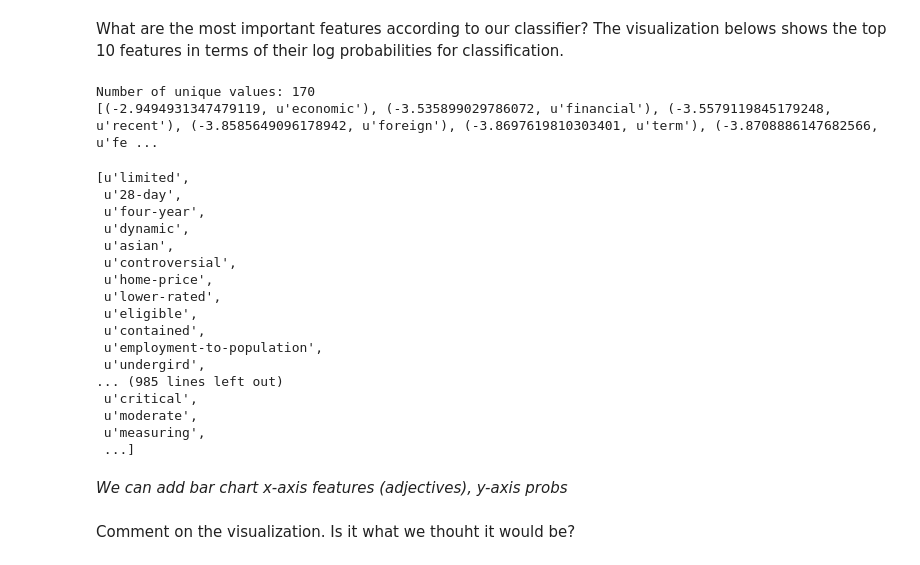
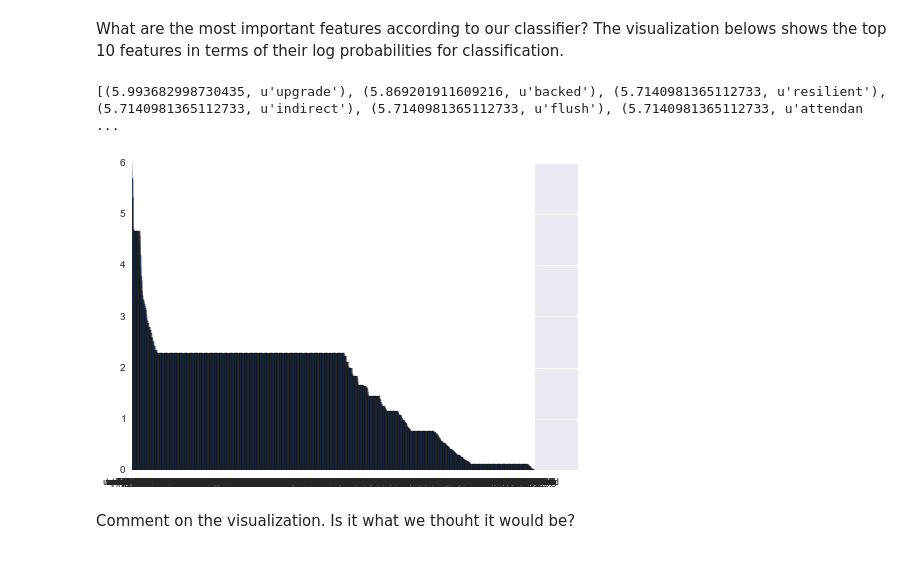
Before and after one commit to jamescurtin/cs109_fp, a Jupyter notebook: george/Sentiment Analysis-Copy1.ipynb, the cells around one changed output. Drawn from its saved outputs; the diff is of its cells as text; code cells hidden in the pictures.

```diff
--- a/george/Sentiment Analysis-Copy1.ipynb
+++ b/george/Sentiment Analysis-Copy1.ipynb
@@ -448,50 +448,28 @@ feature_probs = clf.feature_log_prob_
 lognegatives = {}; logpositives = {}; i = 0
 positives = []
 negatives = []
+difference = []
 
 for a in features_list:
     lognegatives[a] = feature_probs[0][i]
     logpositives[a] = feature_probs[1][i]
     positives.append((feature_probs[0][i],a))
     negatives.append((feature_probs[1][i],a))
+    difference.append((abs(feature_probs[0][i] - feature_probs[1][i]),a))
     i += 1
 
-ft_vals = [a for (a, b) in sorted_p]
-print "Number of unique values:", len(list(set(ft_vals)))
-# Plot top 10
-sorted_p = sorted(positives, reverse=True)
-print sorted_p
-
-# x_p = []; y_p = []
-# for a in sorted_p:
-#     y_p.append(a[0])
-#     x_p.append(a[1])
-# plt.bar(x[:10],y[:10])
+sorted_p = sorted(difference, reverse=True)
+print sorted_p[:20]
 # %% [output]
-Number of unique values: 170
-[(-2.9494931347479119, u'economic'), (-3.535899029786072, u'financial'), (-3.5579119845179248, u'recent'), (-3.8585649096178942, u'foreign'), (-3.8697619810303401, u'term'), (-3.8708886147682566, u'fe ...
+[(5.993682998730435, u'upgrade'), (5.869201911609216, u'backed'), (5.7140981365112733, u'resilient'), (5.7140981365112733, u'indirect'), (5.7140981365112733, u'flush'), (5.7140981365112733, u'attendan ...
-# %%
-features_list
-# %% [output]
-[u'limited',
- u'28-day',
- u'four-year',
- u'dynamic',
- u'asian',
- u'controversial',
- u'home-price',
- u'lower-rated',
- u'eligible',
- u'contained',
- u'employment-to-population',
- u'undergird',
-... (985 lines left out)
- u'critical',
- u'moderate',
- u'measuring',
- ...]
-# %% [markdown]
-*We can add bar chart x-axis features (adjectives), y-axis probs*
+# %%
+y = [a[0] for a in sorted_p]
+x = [a[1] for a in sorted_p]
+width = 0.3
+plt.bar(np.arange(len(x)),y)
+plt.xticks(np.arange(len(x)) + width / 2, x);
+# %% [output]
+[figure, added]
 # %% [markdown]
 Comment on the visualization. Is it what we thouht it would be?
 # %% [markdown]
```
Also changed, not shown: parts of 1 cell of this notebook.
